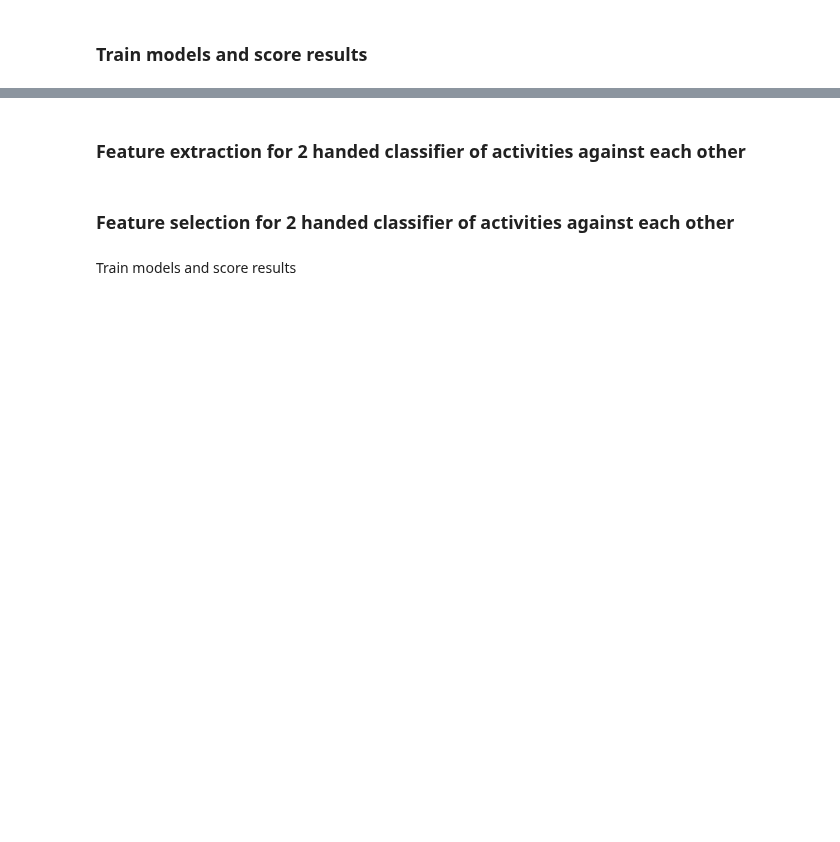
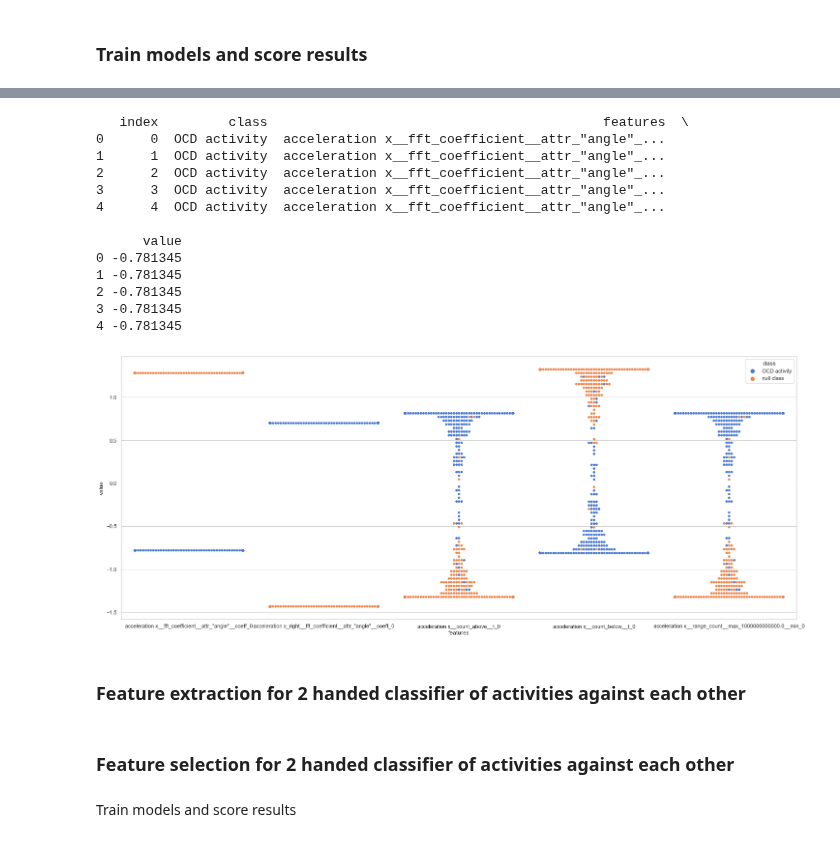
Before and after one commit to mp-mental-health-2020/mp-mental-health-2020, a Jupyter notebook: src/experiments/Supervised Classification.ipynb, the cells around one changed output, grey strips where cells are left out. Saved outputs shown, nothing was run; the diff lists cells and outputs as text; code cells hidden in the pictures; blank space fills up the shorter version.

Commit message:
add feature visualization

```diff
--- a/src/experiments/Supervised Classification.ipynb
+++ b/src/experiments/Supervised Classification.ipynb
@@ -269,4 +288,14 @@ NB: 0.86 +/- 0.13
 # %%
 # TODO: plot feature importance (which feature has the most impact on the results)
 
-sns.pairplot(X_null_classification[:, :10])
+import matplotlib.pyplot as plt
+
+
+def swarm_plot_top_features(data):
+    sns.set(style="whitegrid", palette="muted")
+    data = pd.melt(data, id_vars=["index", "class"], var_name="features")
+    print(data.head())
+    plt.figure(figsize=(25,10))
+    sns.swarmplot(x="features", y="value", hue="class", data=data)
+
+#sns.pairplot(pd.DataFrame(X_null_classification[:, :10]))
@@ -275,3 +335,35 @@ TypeError: 'data' must be pandas DataFrame object, not: <class 'numpy.ndarray'>
+# %%
+# add the old labels to the column names of the features again
+X_null_classification_selected = pd.DataFrame(X_null_classification, columns=X_two_handed_selected_null_test.columns)
+
+# reduce the amount of selected features and append the labels as an extra column
+X_y = pd.concat([X_null_classification_selected.iloc[:,:5], labels_null_classification.reset_index(drop=True)], axis=1)
+
+label_vals = { 11: "null class", 12: "OCD activity"}
+# rename the last column
+cols = [c for c in X_y.columns]
+cols[-1] = "class"
+X_y.columns = cols
+X_y.replace({"class":label_vals}, inplace=True)
+
+swarm_plot_top_features(pd.DataFrame(X_y).reset_index())
+#X_y.reset_index()[:-10]
+#X_y.head()
+# %% [output]
+   index         class                                           features  \
+0      0  OCD activity  acceleration x__fft_coefficient__attr_"angle"_...
+1      1  OCD activity  acceleration x__fft_coefficient__attr_"angle"_...
+2      2  OCD activity  acceleration x__fft_coefficient__attr_"angle"_...
+3      3  OCD activity  acceleration x__fft_coefficient__attr_"angle"_...
+4      4  OCD activity  acceleration x__fft_coefficient__attr_"angle"_...
+
+      value
+0 -0.781345
+1 -0.781345
+2 -0.781345
+3 -0.781345
+4 -0.781345
+[figure, added]
 # %%
 chunks_two_handed_segmented, labels = segment_windows(chunks_two_handed, labels.to_numpy(), window_size)
 # %% [markdown]
```
Also changed, not shown: parts of 17 cells of this notebook.
